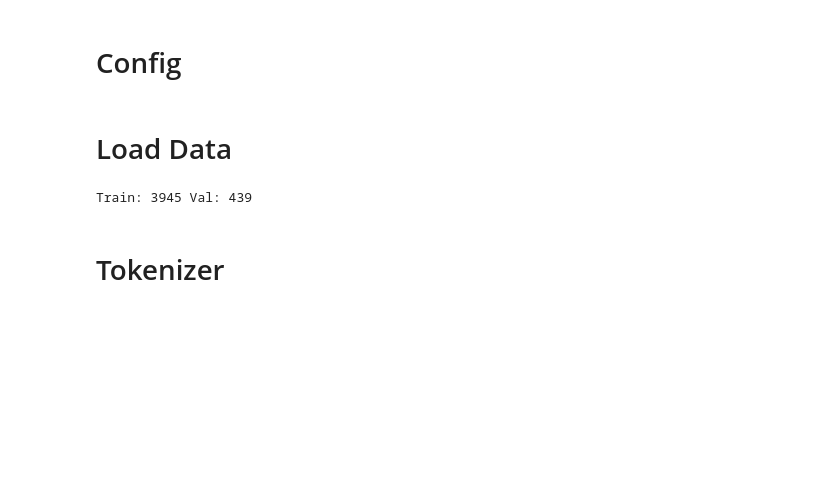
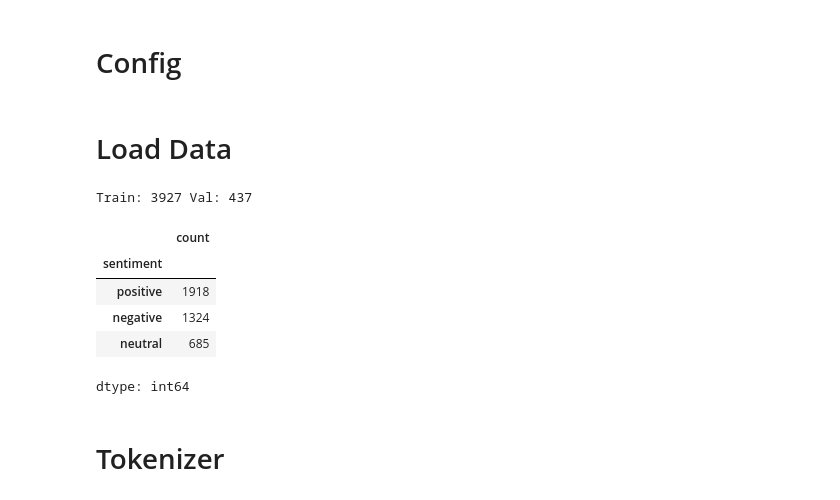
Before and after one commit to keanugonza/tubes-nlp, a Jupyter notebook: task/absa/DeBERTa.ipynb, the cells around one changed output. Drawn from its saved outputs; the diff is of its cells as text; code cells hidden in the pictures; blank space fills up the shorter version.

```diff
--- a/task/absa/DeBERTa.ipynb
+++ b/task/absa/DeBERTa.ipynb
@@ -34,6 +34,7 @@ set_seed(RANDOM_SEED)
 # %%
 df = pd.read_csv(DATA_PATH)
 df = df.sample(frac=1.0, random_state=RANDOM_SEED).reset_index(drop=True)
+df = df[df["sentiment"].isin(["positive", "negative", "neutral"])].reset_index(drop=True)
 
 # Label mapping
 labels = sorted(df["sentiment"].unique())
@@ -51,7 +52,7 @@ train, val = train_test_split(
 
 print("Train:", len(train), "Val:", len(val))
 # %% [output]
-Train: 3945 Val: 439
+Train: 3927 Val: 437
 # %%
 train_ds = Dataset.from_pandas(train[["id","text","aspect","label"]])
 val_ds   = Dataset.from_pandas(val[["id","text","aspect","label"]])
@@ -60,6 +61,15 @@ dataset = DatasetDict({
     "train": train_ds,
     "validation": val_ds,
 })
+# %%
+train["sentiment"].value_counts()
+# %% [output]
+|  | count |
+| sentiment |  |
+| positive | 1918 |
+| negative | 1324 |
+| neutral | 685 |
+dtype: int64
 # %% [markdown]
 # Tokenizer
 # %%
```
Also changed, not shown: parts of 7 cells of this notebook.
